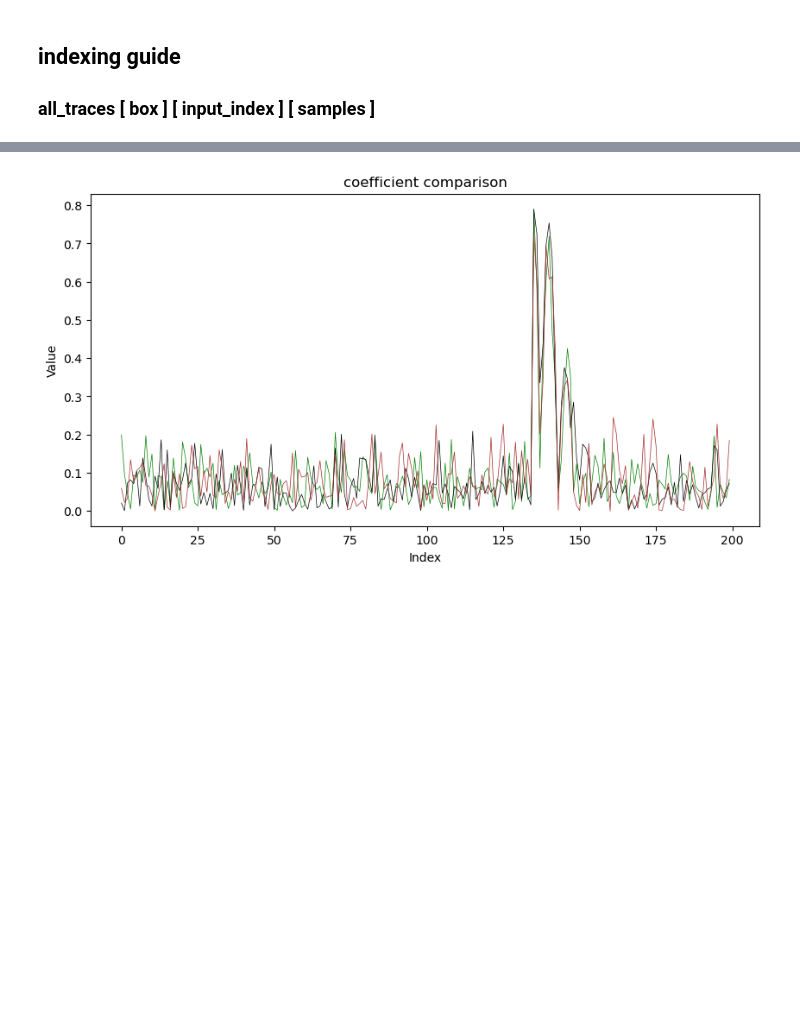
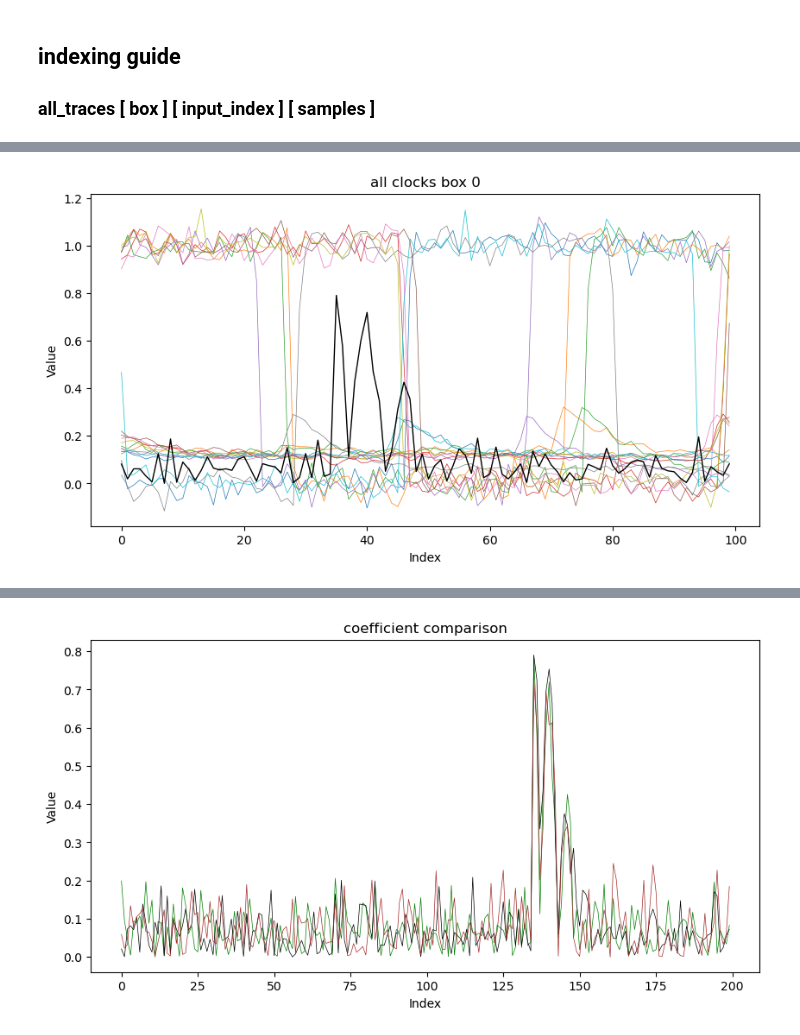
Before and after one commit to blueh0rse/cpa-attack, a Jupyter notebook: analysis.ipynb, the cells around one changed output, grey strips where cells are left out. Cells and saved outputs as stored; diff of their text form; code cells hidden in the pictures; blank space fills up the shorter version.

```diff
--- a/analysis.ipynb
+++ b/analysis.ipynb
@@ -216,2 +259,16 @@ What does this mean? Well let's remember that correlation peaks by themselves. T
+# %%
+plt.figure(figsize=(10, 5))
+for j in range(10):
+	plt.plot(all_clocks[0][j][46400:46500], f'C{j}', linewidth=0.5)
+	plt.plot(all_traces_2[0][j][46400:46500], f'C{j}', linewidth=0.5)
+
+plt.plot(np.abs(coeffs_temp[master_key_1[x]])[46400:46500], 'black', linewidth=1)
+
+plt.title(f'all clocks box 0')
+plt.xlabel('Index')
+plt.ylabel('Value')
+plt.show()
+# %% [output]
+[figure, added]
 # %%
 plt.figure(figsize=(10, 5)) #! 46435
```
Also changed, not shown: parts of 6 cells of this notebook.
